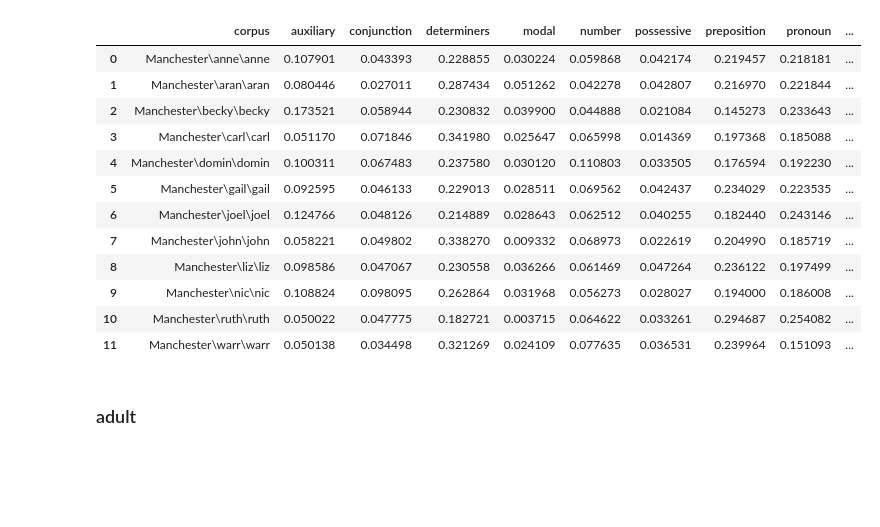
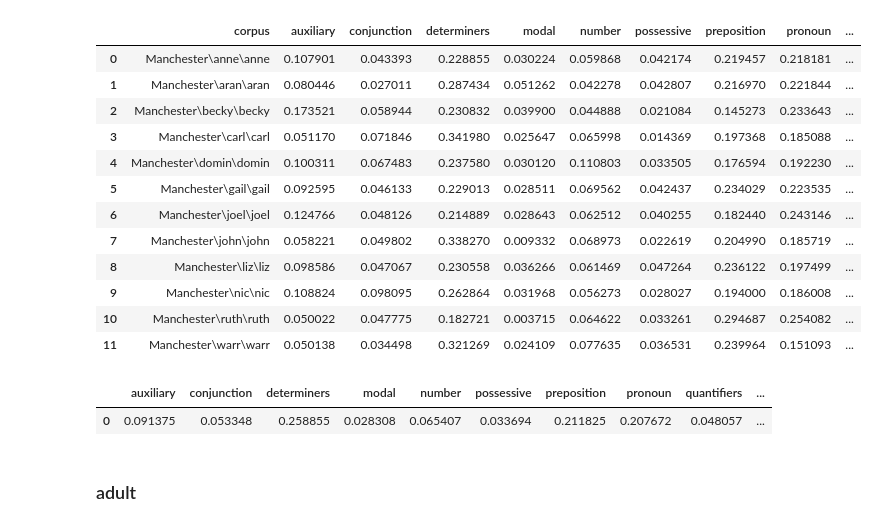
Before and after one commit to qxu1994/formulae-project, a Jupyter notebook: Count function words after disambiguating.ipynb, the cells around one changed output. Drawn from its saved outputs; the diff is of its cells as text; code cells hidden in the pictures; blank space fills up the shorter version.

```diff
--- a/Count function words after disambiguating.ipynb
+++ b/Count function words after disambiguating.ipynb
@@ -85,6 +85,11 @@ df_per = df_per.drop(['total', 'check'], axis = 1)
 # %%
 sum_row = df_per.mean(axis = 0)
 df_child = pd.DataFrame(data=sum_row).T
+# %%
+df_child
+# %% [output]
+|  | auxiliary | conjunction | determiners | modal | number | possessive | preposition | pronoun | quantifiers | ... |
+| 0 | 0.091375 | 0.053348 | 0.258855 | 0.028308 | 0.065407 | 0.033694 | 0.211825 | 0.207672 | 0.048057 | ... |
 # %% [markdown]
 ### adult
 # %%
```
Also changed, not shown: parts of 23 cells of this notebook.
